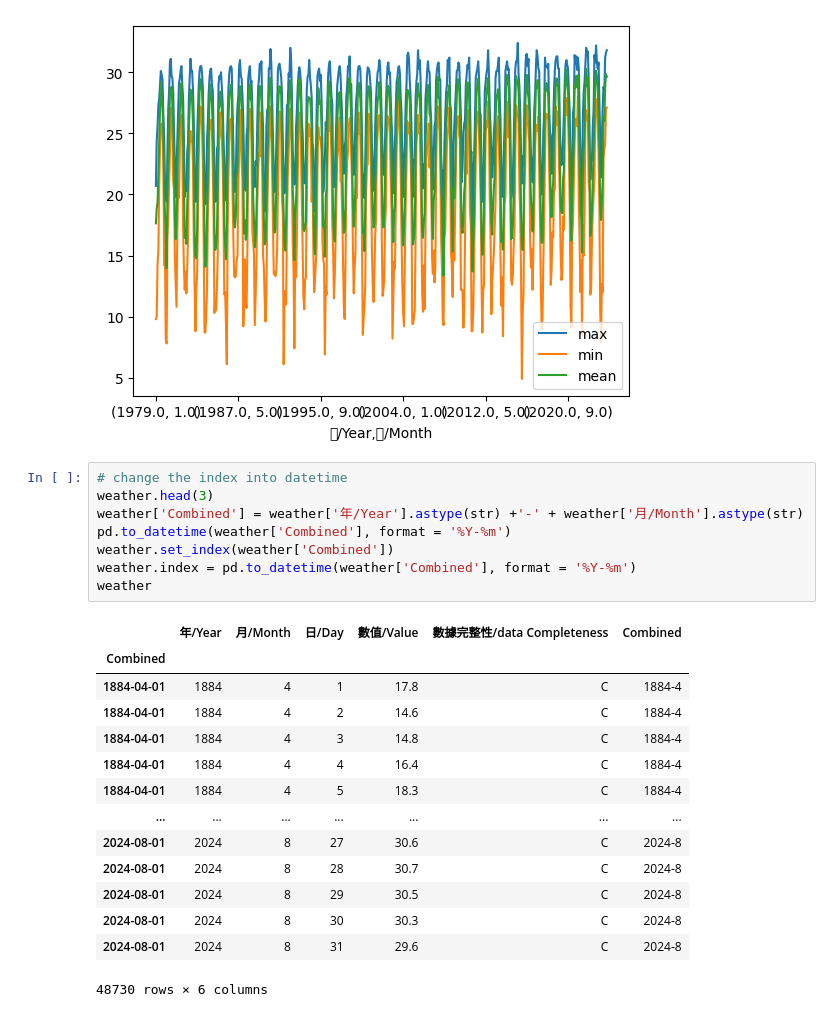
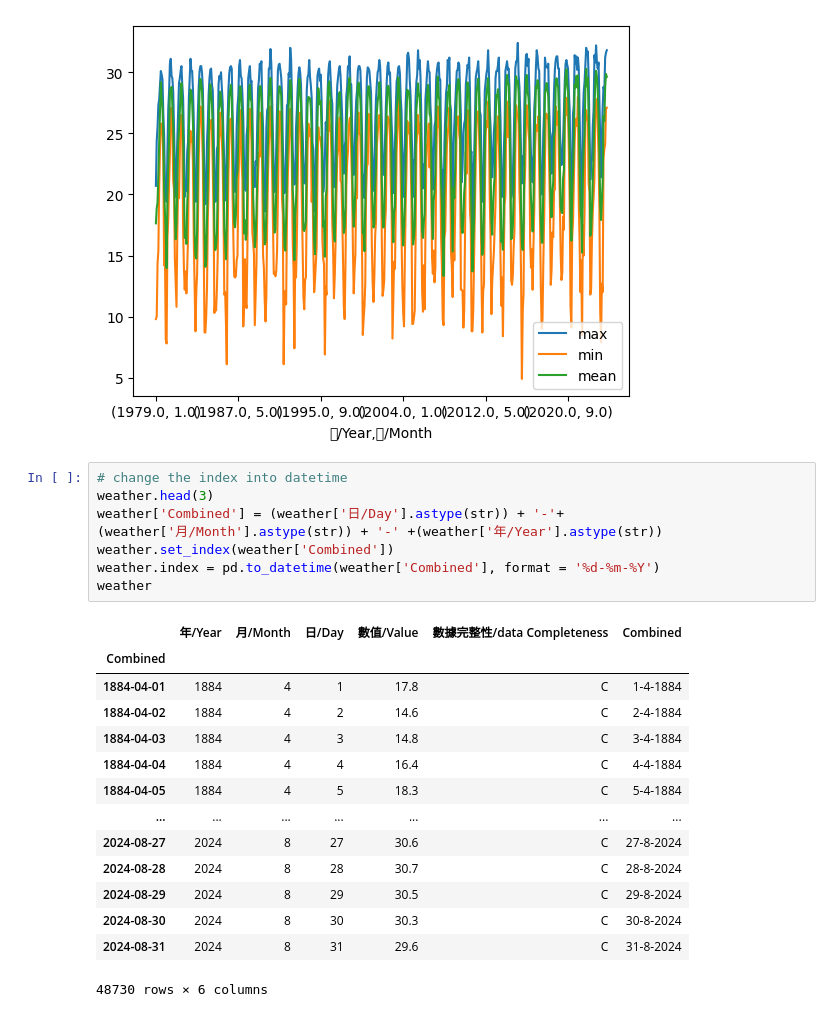
Before and after one commit to lilyleungch/erbscope99, a Jupyter notebook: data_cleansing/data_cleansing.ipynb, the cells around one changed output. Cells and saved outputs as stored; diff of their text form.

```diff
--- a/data_cleansing/data_cleansing.ipynb
+++ b/data_cleansing/data_cleansing.ipynb
@@ -61,23 +61,22 @@ Glyph 26376 (\N{CJK UNIFIED IDEOGRAPH-6708}) missing from font(s) DejaVu Sans.
 # %%
 # change the index into datetime
 weather.head(3)
-weather['Combined'] = weather['年/Year'].astype(str) +'-' + weather['月/Month'].astype(str)
-pd.to_datetime(weather['Combined'], format = '%Y-%m')
+weather['Combined'] = (weather['日/Day'].astype(str)) + '-'+ (weather['月/Month'].astype(str)) + '-' +(weather['年/Year'].astype(str))
 weather.set_index(weather['Combined'])
-weather.index = pd.to_datetime(weather['Combined'], format = '%Y-%m')
+weather.index = pd.to_datetime(weather['Combined'], format = '%d-%m-%Y')
 weather
 # %% [output]
 |  | 年/Year | 月/Month | 日/Day | 數值/Value | 數據完整性/data Completeness | Combined |
 | Combined |  |  |  |  |  |  |
-| 1884-04-01 | 1884 | 4 | 1 | 17.8 | C | 1884-4 |
-| 1884-04-01 | 1884 | 4 | 2 | 14.6 | C | 1884-4 |
-| 1884-04-01 | 1884 | 4 | 3 | 14.8 | C | 1884-4 |
-| 1884-04-01 | 1884 | 4 | 4 | 16.4 | C | 1884-4 |
-| 1884-04-01 | 1884 | 4 | 5 | 18.3 | C | 1884-4 |
+| 1884-04-01 | 1884 | 4 | 1 | 17.8 | C | 1-4-1884 |
+| 1884-04-02 | 1884 | 4 | 2 | 14.6 | C | 2-4-1884 |
+| 1884-04-03 | 1884 | 4 | 3 | 14.8 | C | 3-4-1884 |
+| 1884-04-04 | 1884 | 4 | 4 | 16.4 | C | 4-4-1884 |
+| 1884-04-05 | 1884 | 4 | 5 | 18.3 | C | 5-4-1884 |
 | ... | ... | ... | ... | ... | ... | ... |
-| 2024-08-01 | 2024 | 8 | 27 | 30.6 | C | 2024-8 |
-| 2024-08-01 | 2024 | 8 | 28 | 30.7 | C | 2024-8 |
-| 2024-08-01 | 2024 | 8 | 29 | 30.5 | C | 2024-8 |
-| 2024-08-01 | 2024 | 8 | 30 | 30.3 | C | 2024-8 |
-| 2024-08-01 | 2024 | 8 | 31 | 29.6 | C | 2024-8 |
+| 2024-08-27 | 2024 | 8 | 27 | 30.6 | C | 27-8-2024 |
+| 2024-08-28 | 2024 | 8 | 28 | 30.7 | C | 28-8-2024 |
+| 2024-08-29 | 2024 | 8 | 29 | 30.5 | C | 29-8-2024 |
+| 2024-08-30 | 2024 | 8 | 30 | 30.3 | C | 30-8-2024 |
+| 2024-08-31 | 2024 | 8 | 31 | 29.6 | C | 31-8-2024 |
 48730 rows × 6 columns
```
Also changed, not shown: parts of 2 cells of this notebook.
